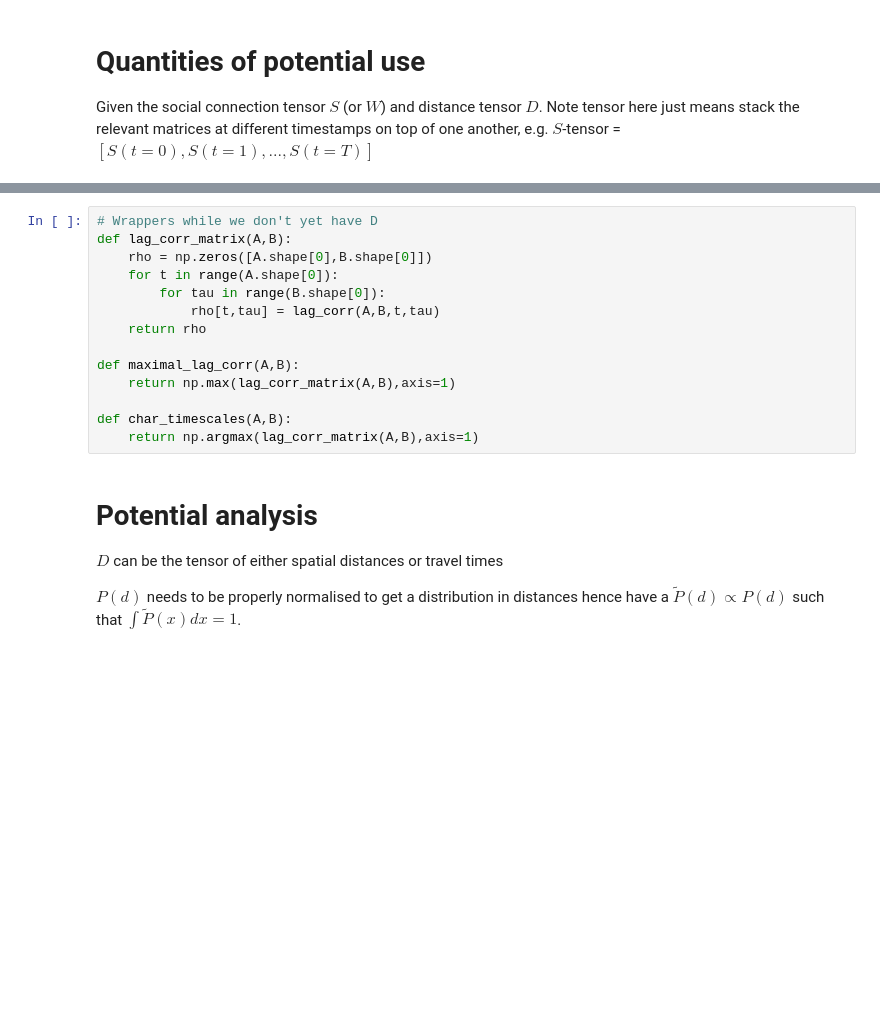
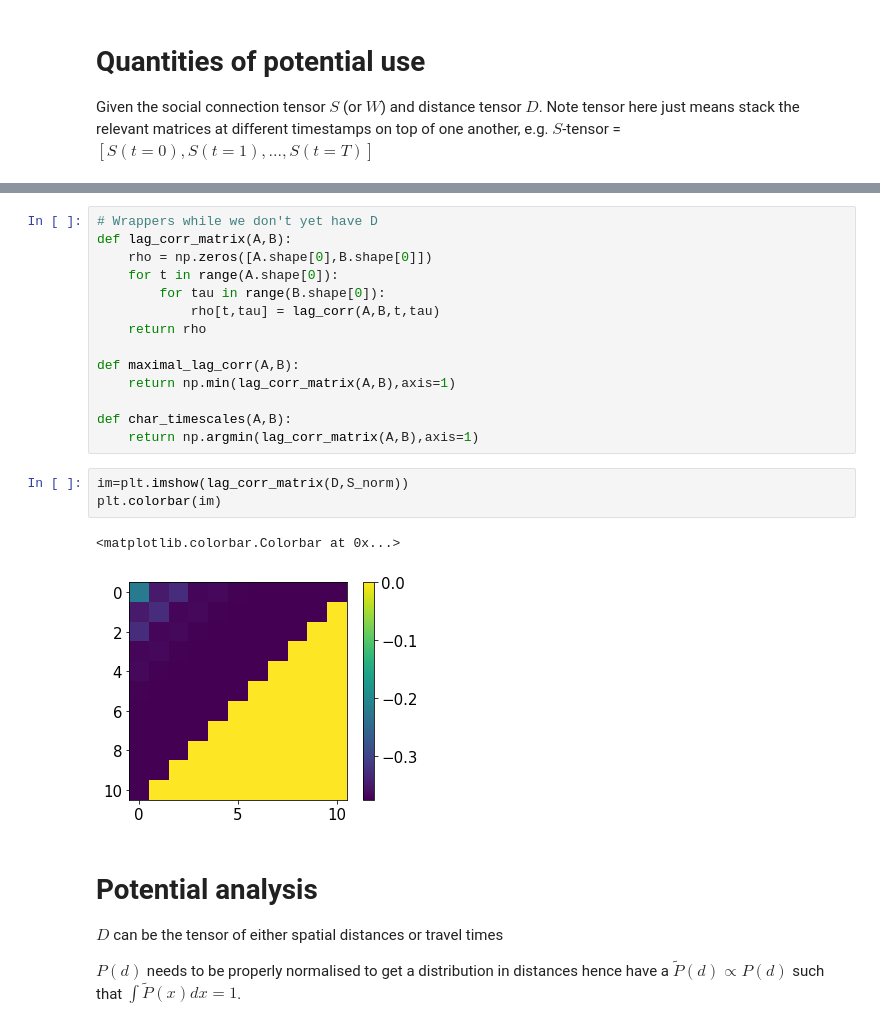
Before and after one commit to yasamanasgarii/wwcs-2022-memory-of-social-connections, a Jupyter notebook: analysis/analysis.ipynb, the cells around one changed output, grey strips where cells are left out. Cells and saved outputs as stored; diff of their text form; blank space fills up the shorter version.

```diff
--- a/analysis/analysis.ipynb
+++ b/analysis/analysis.ipynb
@@ -177,10 +269,16 @@ def lag_corr_matrix(A,B):
     return rho
 
 def maximal_lag_corr(A,B):
-    return np.max(lag_corr_matrix(A,B),axis=1)
+    return np.min(lag_corr_matrix(A,B),axis=1)
 
 def char_timescales(A,B):
-    return np.argmax(lag_corr_matrix(A,B),axis=1)
+    return np.argmin(lag_corr_matrix(A,B),axis=1)
+# %%
+im=plt.imshow(lag_corr_matrix(D,S_norm))
+plt.colorbar(im)
+# %% [output]
+<matplotlib.colorbar.Colorbar at 0x...>
+[figure, added]
 # %% [markdown]
 # Potential analysis
 $D$ can be the tensor of either spatial distances or travel times
```
Also changed, not shown: parts of 13 cells of this notebook, 2 other files.
